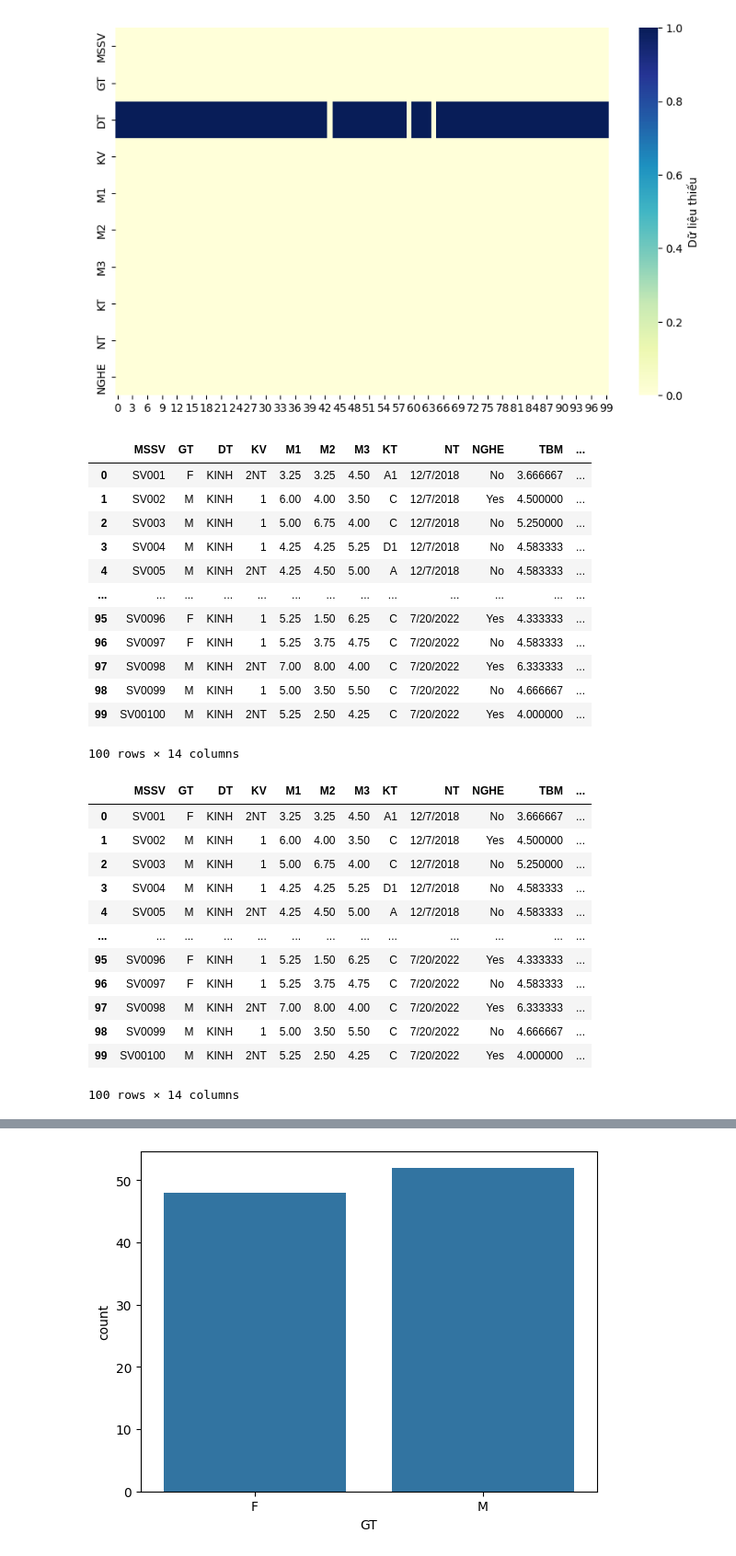
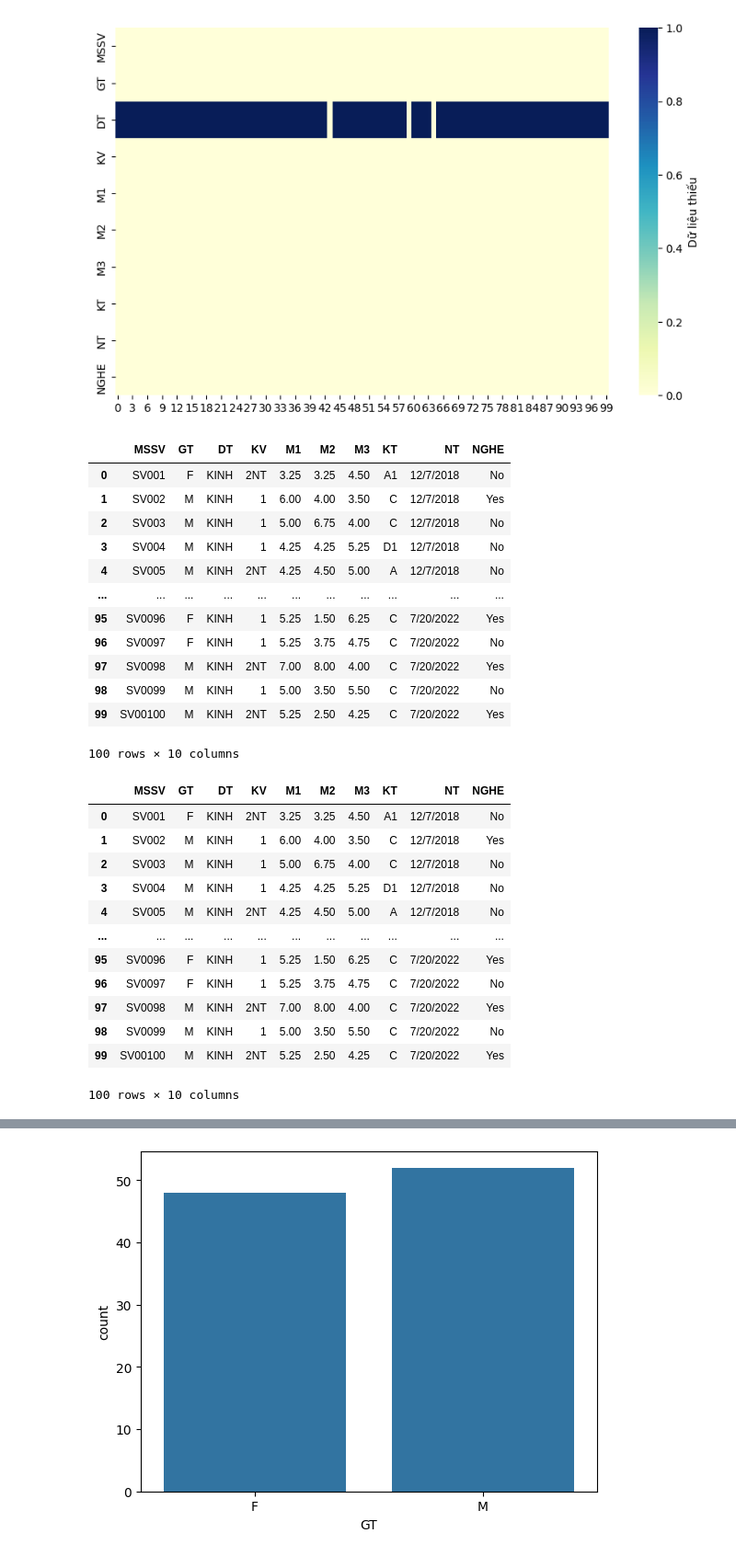
Before and after one commit to Hachimandev/PTDL, a Jupyter notebook: lesson1.ipynb, the cells around one changed output, grey strips where cells are left out. Shown: that part at 92% size. Cells and saved outputs as stored; diff of their text form; code cells hidden in the pictures.

```diff
--- a/lesson1.ipynb
+++ b/lesson1.ipynb
@@ -107,41 +107,41 @@ plt.show()
 # %% [output]
 [figure]
 # %%
-df.fillna('DT:KINH', inplace=True)
+df.fillna({'DT':'KINH'}, inplace=True)
 df
 # %% [output]
-|  | MSSV | GT | DT | KV | M1 | M2 | M3 | KT | NT | NGHE | TBM | ... |
-| 0 | SV001 | F | KINH | 2NT | 3.25 | 3.25 | 4.50 | A1 | 12/7/2018 | No | 3.666667 | ... |
-| 1 | SV002 | M | KINH | 1 | 6.00 | 4.00 | 3.50 | C | 12/7/2018 | Yes | 4.500000 | ... |
-| 2 | SV003 | M | KINH | 1 | 5.00 | 6.75 | 4.00 | C | 12/7/2018 | No | 5.250000 | ... |
-| 3 | SV004 | M | KINH | 1 | 4.25 | 4.25 | 5.25 | D1 | 12/7/2018 | No | 4.583333 | ... |
-| 4 | SV005 | M | KINH | 2NT | 4.25 | 4.50 | 5.00 | A | 12/7/2018 | No | 4.583333 | ... |
-| ... | ... | ... | ... | ... | ... | ... | ... | ... | ... | ... | ... | ... |
-| 95 | SV0096 | F | KINH | 1 | 5.25 | 1.50 | 6.25 | C | 7/20/2022 | Yes | 4.333333 | ... |
-| 96 | SV0097 | F | KINH | 1 | 5.25 | 3.75 | 4.75 | C | 7/20/2022 | No | 4.583333 | ... |
-| 97 | SV0098 | M | KINH | 2NT | 7.00 | 8.00 | 4.00 | C | 7/20/2022 | Yes | 6.333333 | ... |
-| 98 | SV0099 | M | KINH | 1 | 5.00 | 3.50 | 5.50 | C | 7/20/2022 | No | 4.666667 | ... |
-| 99 | SV00100 | M | KINH | 2NT | 5.25 | 2.50 | 4.25 | C | 7/20/2022 | Yes | 4.000000 | ... |
+|  | MSSV | GT | DT | KV | M1 | M2 | M3 | KT | NT | NGHE |
+| 0 | SV001 | F | KINH | 2NT | 3.25 | 3.25 | 4.50 | A1 | 12/7/2018 | No |
+| 1 | SV002 | M | KINH | 1 | 6.00 | 4.00 | 3.50 | C | 12/7/2018 | Yes |
+| 2 | SV003 | M | KINH | 1 | 5.00 | 6.75 | 4.00 | C | 12/7/2018 | No |
+| 3 | SV004 | M | KINH | 1 | 4.25 | 4.25 | 5.25 | D1 | 12/7/2018 | No |
+| 4 | SV005 | M | KINH | 2NT | 4.25 | 4.50 | 5.00 | A | 12/7/2018 | No |
+| ... | ... | ... | ... | ... | ... | ... | ... | ... | ... | ... |
+| 95 | SV0096 | F | KINH | 1 | 5.25 | 1.50 | 6.25 | C | 7/20/2022 | Yes |
+| 96 | SV0097 | F | KINH | 1 | 5.25 | 3.75 | 4.75 | C | 7/20/2022 | No |
+| 97 | SV0098 | M | KINH | 2NT | 7.00 | 8.00 | 4.00 | C | 7/20/2022 | Yes |
+| 98 | SV0099 | M | KINH | 1 | 5.00 | 3.50 | 5.50 | C | 7/20/2022 | No |
+| 99 | SV00100 | M | KINH | 2NT | 5.25 | 2.50 | 4.25 | C | 7/20/2022 | Yes |
-100 rows × 14 columns
+100 rows × 10 columns
 # %%
-df.fillna('M1:df.mean(M1)', inplace=True)
-df.fillna('M2:df.median(M2)', inplace=True)
-df.fillna('M3:0', inplace=True)
+df.fillna({'M1':df['M1'].mean()}, inplace=True)
+df.fillna({'M2':df['M2'].mean()}, inplace=True)
+df.fillna({'M3':0}, inplace=True)
 df
 # %% [output]
-|  | MSSV | GT | DT | KV | M1 | M2 | M3 | KT | NT | NGHE | TBM | ... |
-| 0 | SV001 | F | KINH | 2NT | 3.25 | 3.25 | 4.50 | A1 | 12/7/2018 | No | 3.666667 | ... |
-| 1 | SV002 | M | KINH | 1 | 6.00 | 4.00 | 3.50 | C | 12/7/2018 | Yes | 4.500000 | ... |
-| 2 | SV003 | M | KINH | 1 | 5.00 | 6.75 | 4.00 | C | 12/7/2018 | No | 5.250000 | ... |
-| 3 | SV004 | M | KINH | 1 | 4.25 | 4.25 | 5.25 | D1 | 12/7/2018 | No | 4.583333 | ... |
-| 4 | SV005 | M | KINH | 2NT | 4.25 | 4.50 | 5.00 | A | 12/7/2018 | No | 4.583333 | ... |
-| ... | ... | ... | ... | ... | ... | ... | ... | ... | ... | ... | ... | ... |
-| 95 | SV0096 | F | KINH | 1 | 5.25 | 1.50 | 6.25 | C | 7/20/2022 | Yes | 4.333333 | ... |
-| 96 | SV0097 | F | KINH | 1 | 5.25 | 3.75 | 4.75 | C | 7/20/2022 | No | 4.583333 | ... |
-| 97 | SV0098 | M | KINH | 2NT | 7.00 | 8.00 | 4.00 | C | 7/20/2022 | Yes | 6.333333 | ... |
-| 98 | SV0099 | M | KINH | 1 | 5.00 | 3.50 | 5.50 | C | 7/20/2022 | No | 4.666667 | ... |
-| 99 | SV00100 | M | KINH | 2NT | 5.25 | 2.50 | 4.25 | C | 7/20/2022 | Yes | 4.000000 | ... |
+|  | MSSV | GT | DT | KV | M1 | M2 | M3 | KT | NT | NGHE |
+| 0 | SV001 | F | KINH | 2NT | 3.25 | 3.25 | 4.50 | A1 | 12/7/2018 | No |
+| 1 | SV002 | M | KINH | 1 | 6.00 | 4.00 | 3.50 | C | 12/7/2018 | Yes |
+| 2 | SV003 | M | KINH | 1 | 5.00 | 6.75 | 4.00 | C | 12/7/2018 | No |
+| 3 | SV004 | M | KINH | 1 | 4.25 | 4.25 | 5.25 | D1 | 12/7/2018 | No |
+| 4 | SV005 | M | KINH | 2NT | 4.25 | 4.50 | 5.00 | A | 12/7/2018 | No |
+| ... | ... | ... | ... | ... | ... | ... | ... | ... | ... | ... |
+| 95 | SV0096 | F | KINH | 1 | 5.25 | 1.50 | 6.25 | C | 7/20/2022 | Yes |
+| 96 | SV0097 | F | KINH | 1 | 5.25 | 3.75 | 4.75 | C | 7/20/2022 | No |
+| 97 | SV0098 | M | KINH | 2NT | 7.00 | 8.00 | 4.00 | C | 7/20/2022 | Yes |
+| 98 | SV0099 | M | KINH | 1 | 5.00 | 3.50 | 5.50 | C | 7/20/2022 | No |
+| 99 | SV00100 | M | KINH | 2NT | 5.25 | 2.50 | 4.25 | C | 7/20/2022 | Yes |
-100 rows × 14 columns
+100 rows × 10 columns
 # %%
 #tạo cột tbm
 df['TBM'] = (df['M1']+df['M2']+df['M3'])/3
```
Also changed, not shown: parts of 86 cells of this notebook, 2 other files.
